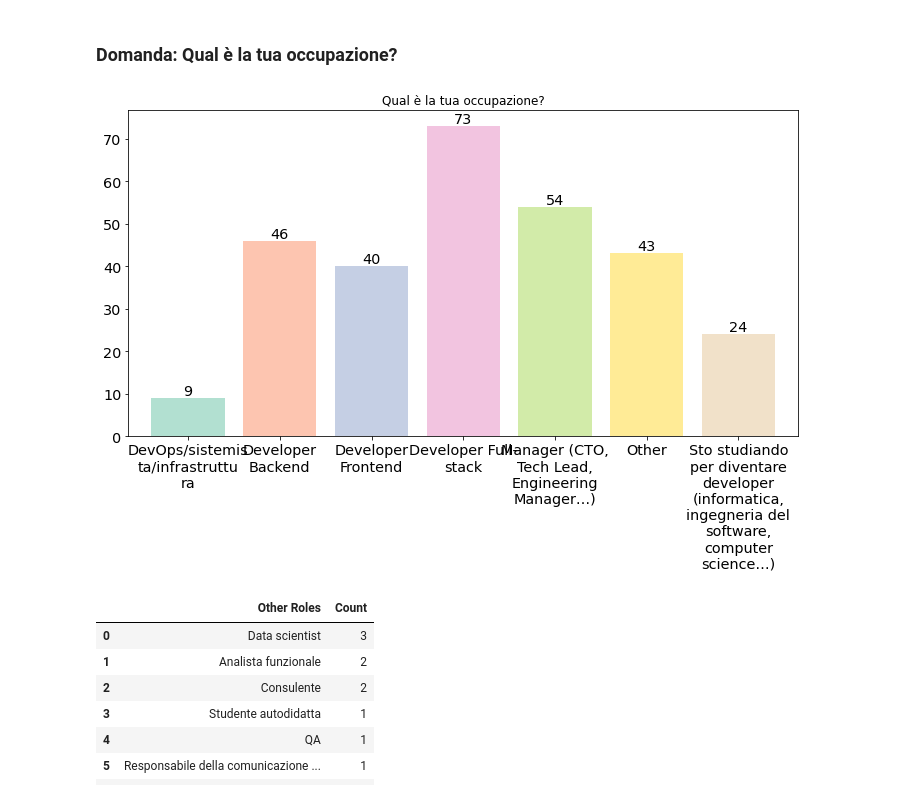
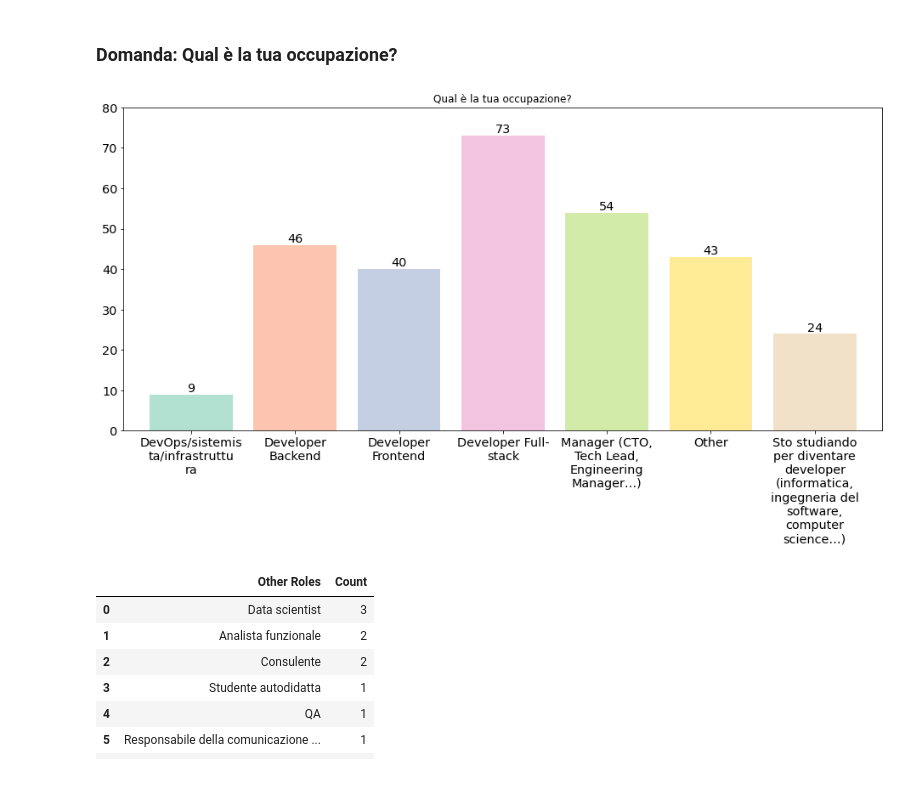
Before and after one commit to leriomaggio/dina-tech-hub-survey, a Jupyter notebook: survey_analysis_pres.ipynb, the cells around one changed output. Saved outputs shown, nothing was run; the diff lists cells and outputs as text; code cells hidden in the pictures.

```diff
--- a/survey_analysis_pres.ipynb
+++ b/survey_analysis_pres.ipynb
@@ -118,9 +118,10 @@ question(ROLES_QUESTION)
 # %%
 bar_plot(df=answers, columns=["role_cat"], title=ROLES_QUESTION,
          filename="part1_04_campione_ruolo_professionale.pdf",
+         value_lim=80, figsize=(16, 7),
          width=0.8, sorted="index", wrapping=15, legend=False)
 # %% [output]
-[figure, old version]
+[figure, new version]
 # %%
 other_roles = answers[answers.role_cat == "Other"]["Role"].value_counts()
 pd.DataFrame({"Other Roles": other_roles.index.values, "Count": other_roles.values}).head(n=8)
```
Also changed, not shown: parts of 48 cells of this notebook.
